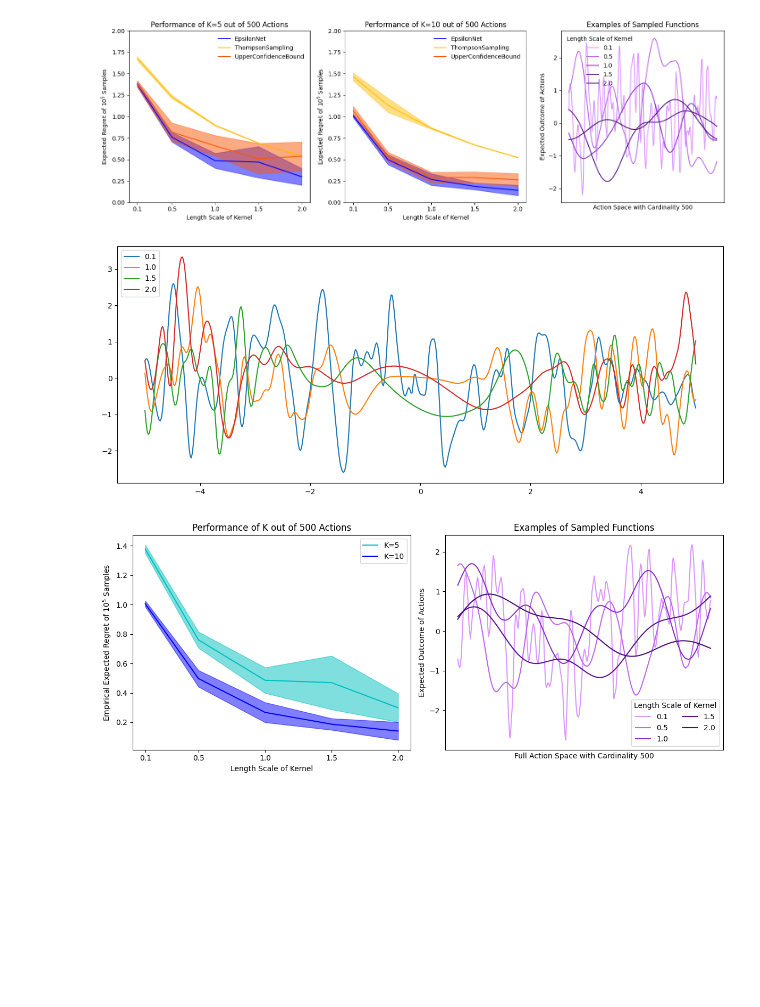
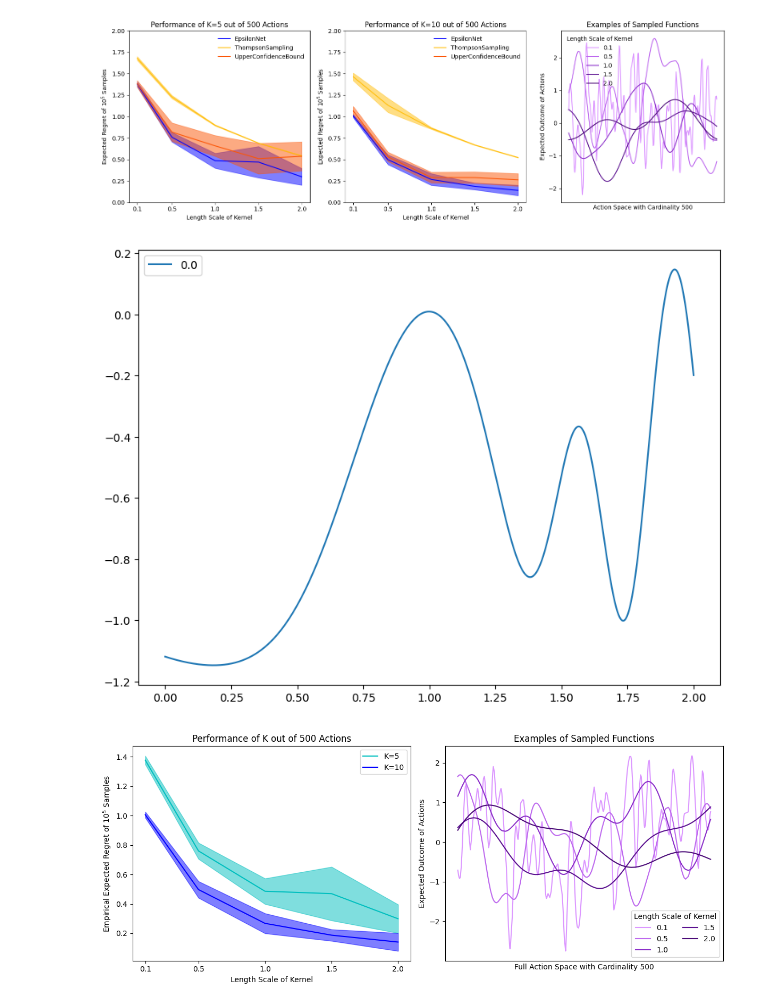
Before and after one commit to Quan-Zhou/MAB, a Jupyter notebook: RKHScombinatorial.ipynb, the cells around one changed output. Saved outputs shown, nothing was run; the diff lists cells and outputs as text; code cells hidden in the pictures; blank space fills up the shorter version.

```diff
--- a/RKHScombinatorial.ipynb
+++ b/RKHScombinatorial.ipynb
@@ -293,29 +348,0 @@ plt.show()
-# %%
-fig, axes = plt.subplots(1,2,figsize=(12, 5))  # (rows, cols)
-methods = ['epsilon','ts','ucb']
-methodnames = dict(zip(methods,['EpsilonNet','ThompsonSampling','UpperConfidenceBound']))
-krange = [3,5]
-colormap = dict(zip(methods, ['b','#FFBE0B','#FB5607']))
-# length_range=[0.5,1,1.5,2,2.5]
-for i in range(2):
-    for m in methods:
-        dfmean=report.groupby(by=["length_scale",'K','method']).mean()['EmpiricialRegret']
-        mean=np.array([dfmean[l][krange[i]][m] for l in length_range])
-        dfstd=report.groupby(by=["length_scale",'K','method']).std()['EmpiricialRegret']
-        std=np.array([dfstd[l][krange[i]][m] for l in length_range])
-        axes[i].plot(length_range, mean, label="{}".format(methodnames[m]), color=colormap[m],linewidth=2)
-        axes[i].fill_between(length_range, mean-std, mean+std, color=colormap[m],alpha=0.5)
-
-    axes[i].set_ylim([0,0.8])
-    axes[i].set_title("Performance of K={} out of 10 Actions".format(krange[i]))
-    axes[i].set_xlabel("Length Scale of Kernel")
-    axes[i].set_xticks(length_range)
-    axes[i].set_ylabel(r"Expected Regret of $10^5$ Samples")
-    axes[i].legend()
-
-# Save plot as a PDF without margins
-# plt.savefig("RKHS_baselines.pdf", format="pdf", bbox_inches='tight', pad_inches=0, transparent=True)
-
-# Adjust layout
-plt.tight_layout()
-plt.show()
@@ -367,0 +468,5 @@ plt.show()
+# %%
+num_points=1000
+gibbs=gibbsmatrix(num_points=num_points)
+actionspace=gibbs.actionspace
+kernel=gibbs.kernel
@@ -368,16 +516,16 @@ plt.show()
 # %%
-fig, axes = plt.subplots(figsize=(12, 5))  # (rows, cols)
-
-for l in [0.1,1,1.5,2]:
-    fun=GPfunctions(1,l,IfStationary=False)
-    axes.plot(fun.actionspace,fun.samples(size=1).reshape(-1),label="{:.1f}".format(l))
+fig, axes = plt.subplots(figsize=(8,6))  # (rows, cols)
+K=10
+# for l in range(2):
+fun=GPfunctions_Epsilon(K=K,actionspace=actionspace,kernel=kernel)
+axes.plot(fun.actionspace,fun.samples(size=1).reshape(-1),label="{:.1f}".format(l))
 
 plt.legend()
 # Adjust layout
 plt.tight_layout()
 plt.show()
 # %% [output]
-[figure, old version]
+[figure, new version]
 # %%
 fig, axes = plt.subplots(1,2,figsize=(12, 5))  # (rows, cols)
 colormap = dict(zip([5,10]+length_range, ['c','b']+['#DC97FF','#BD68EE','#8B2FC9','#5a108f','#4A0A77','#310055']))
```
Also changed, not shown: parts of 19 cells of this notebook, 4 other files.
